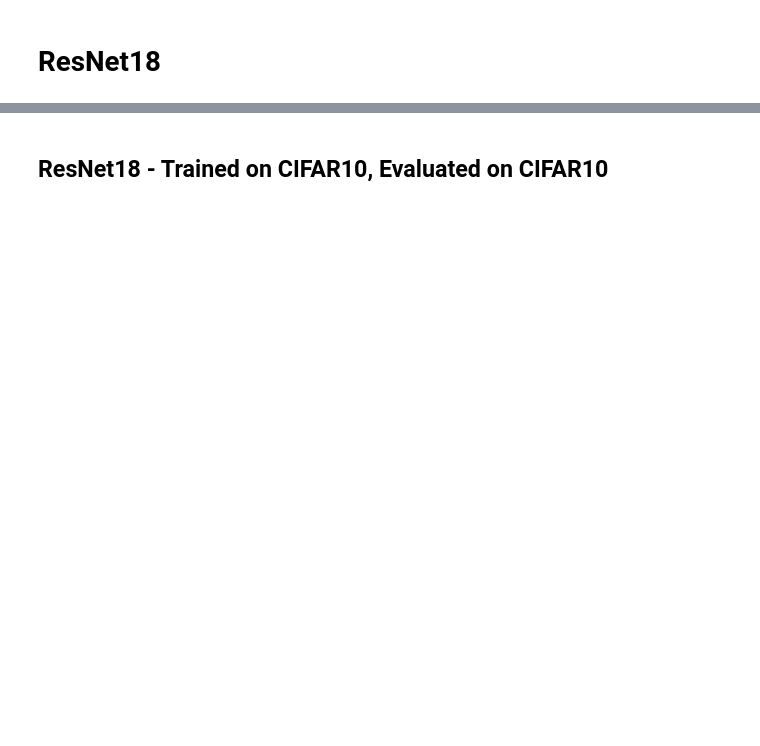
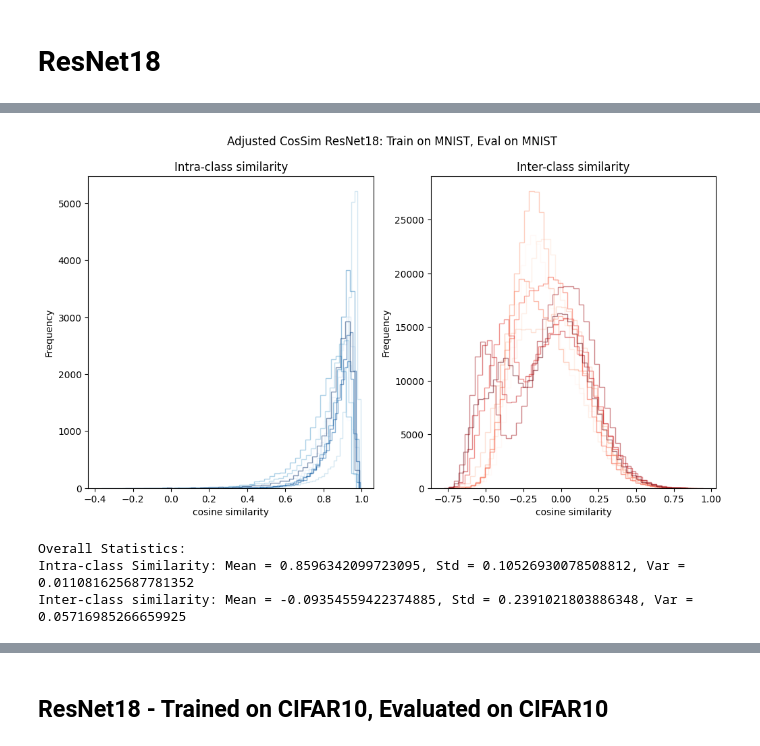
Before and after one commit to sebasalonsogp/MLResearch, a Jupyter notebook: Notebooks/final.ipynb, the cells around one changed output, grey strips where cells are left out. Saved outputs shown, nothing was run; the diff lists cells and outputs as text; code cells hidden in the pictures; blank space fills up the shorter version.

```diff
--- a/Notebooks/final.ipynb
+++ b/Notebooks/final.ipynb
@@ -15,0 +54,10 @@ import json
+# %%
+
+aggregated_hist(adj_cosine_similarity, title='Adjusted CosSim ResNet18: Train on MNIST, Eval on MNIST')
+#get_stats_agg(adj_cosine_similarity)
+adj_intra_μ,adj_intra_σ,adj_inter_μ,adj_inter_σ  = get_stats_agg(adj_cosine_similarity)
+# %% [output]
+[figure, added]
+Overall Statistics:
+Intra-class Similarity: Mean = 0.8596342099723095, Std = 0.10526930078508812, Var = 0.011081625687781352
+Inter-class similarity: Mean = -0.09354559422374885, Std = 0.2391021803886348, Var = 0.05716985266659925
```
Also changed, not shown: parts of 72 cells of this notebook, 6 other files.
